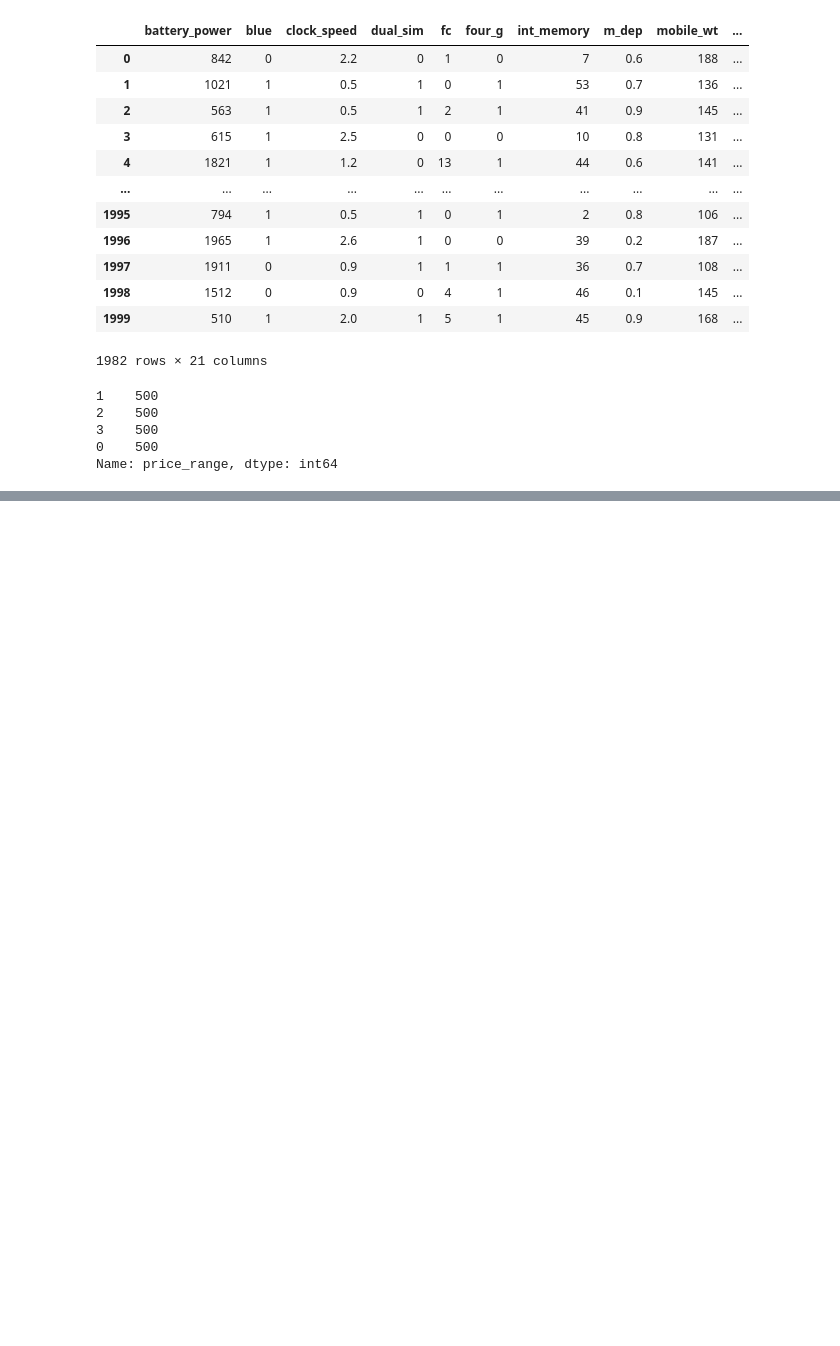
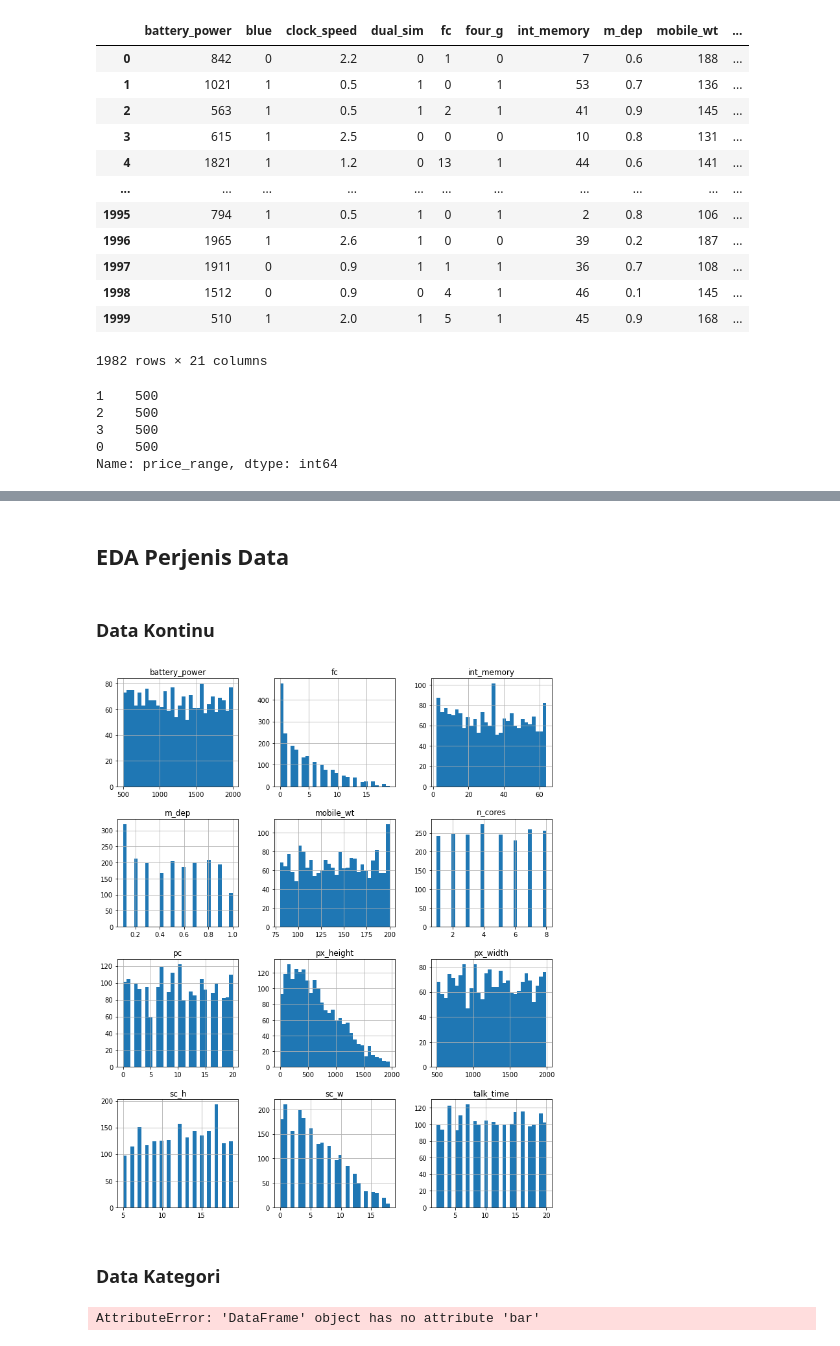
Before and after one commit to Liore-S/mobile-price-classification, a Jupyter notebook: main.ipynb, the cells around one changed output, grey strips where cells are left out. Cells and saved outputs as stored; diff of their text form; code cells hidden in the pictures; blank space fills up the shorter version.

```diff
--- a/main.ipynb
+++ b/main.ipynb
@@ -186,0 +187,16 @@ ax = sns.catplot(x='price_range', y='ram', data=df, palette='mako')
+# %% [markdown]
+## EDA Perjenis Data
+# %% [markdown]
+### Data Kontinu
+# %%
+df[["battery_power", "fc", "int_memory", "m_dep", "mobile_wt", "n_cores", "pc", "px_height", "px_width", "sc_h", "sc_w", "talk_time"]].hist(figsize=(12,15), bins=30)
+plt.show()
+# %% [output]
+[figure, added]
+# %% [markdown]
+### Data Kategori
+# %%
+df[["battery_power", "fc", "int_memory", "m_dep", "mobile_wt", "n_cores", "pc", "px_height", "px_width", "sc_h", "sc_w", "talk_time"]].bar(figsize=(12,15))
+plt.show()
+# %% [output]
+AttributeError: 'DataFrame' object has no attribute 'bar'
```
Also changed, not shown: parts of 6 cells of this notebook.
